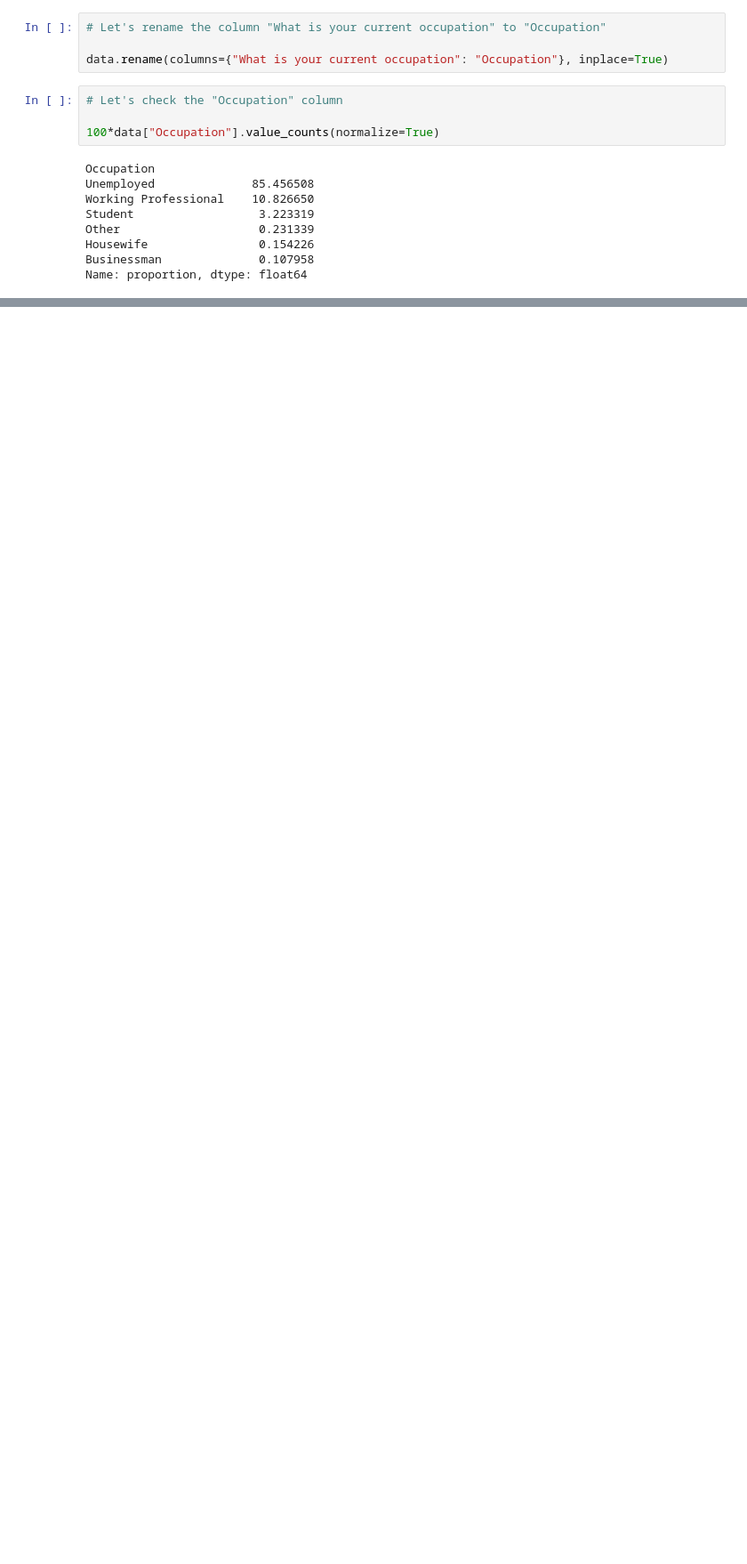
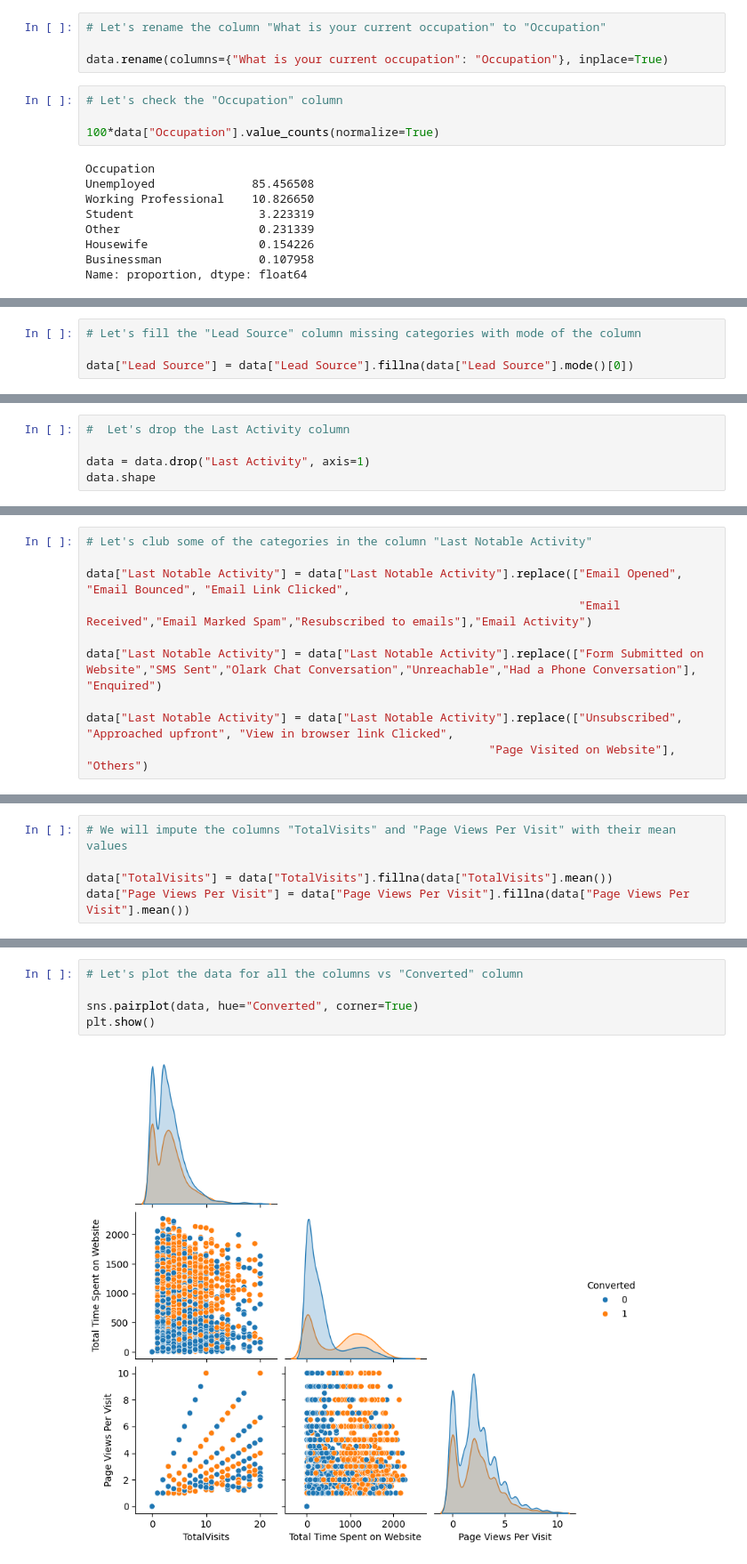
Before and after one commit to aravindpeddinti/Lead_Scoring_Case_Study, a Jupyter notebook: Assignment.ipynb, the cells around one changed output, grey strips where cells are left out. Shown at 89% size. Drawn from its saved outputs; the diff is of its cells as text; blank space fills up the shorter version.

```diff
--- a/Assignment.ipynb
+++ b/Assignment.ipynb
@@ -582,0 +638,4 @@ conversion_percentage
+# %%
+# Let's fill the "Lead Source" column missing categories with mode of the column
+
+data["Lead Source"] = data["Lead Source"].fillna(data["Lead Source"].mode()[0])
@@ -582,0 +691,5 @@ conversion_percentage
+# %%
+#  Let's drop the Last Activity column
+
+data = data.drop("Last Activity", axis=1)
+data.shape
@@ -582,0 +698,10 @@ conversion_percentage
+# %%
+# Let's club some of the categories in the column "Last Notable Activity"
+
+data["Last Notable Activity"] = data["Last Notable Activity"].replace(["Email Opened", "Email Bounced", "Email Link Clicked",
+                                                                       "Email Received","Email Marked Spam","Resubscribed to emails"],"Email Activity")
+
+data["Last Notable Activity"] = data["Last Notable Activity"].replace(["Form Submitted on Website","SMS Sent","Olark Chat Conversation","Unreachable","Had a Phone Conversation"], "Enquired")
+
+data["Last Notable Activity"] = data["Last Notable Activity"].replace(["Unsubscribed", "Approached upfront", "View in browser link Clicked",
+                                                          "Page Visited on Website"], "Others")
@@ -582,0 +741,5 @@ conversion_percentage
+# %%
+# We will impute the columns "TotalVisits" and "Page Views Per Visit" with their mean values
+
+data["TotalVisits"] = data["TotalVisits"].fillna(data["TotalVisits"].mean())
+data["Page Views Per Visit"] = data["Page Views Per Visit"].fillna(data["Page Views Per Visit"].mean())
@@ -582,0 +771,7 @@ conversion_percentage
+# %%
+# Let's plot the data for all the columns vs "Converted" column
+
+sns.pairplot(data, hue="Converted", corner=True)
+plt.show()
+# %% [output]
+[figure, added]
```
Also changed, not shown: parts of 52 cells of this notebook.
